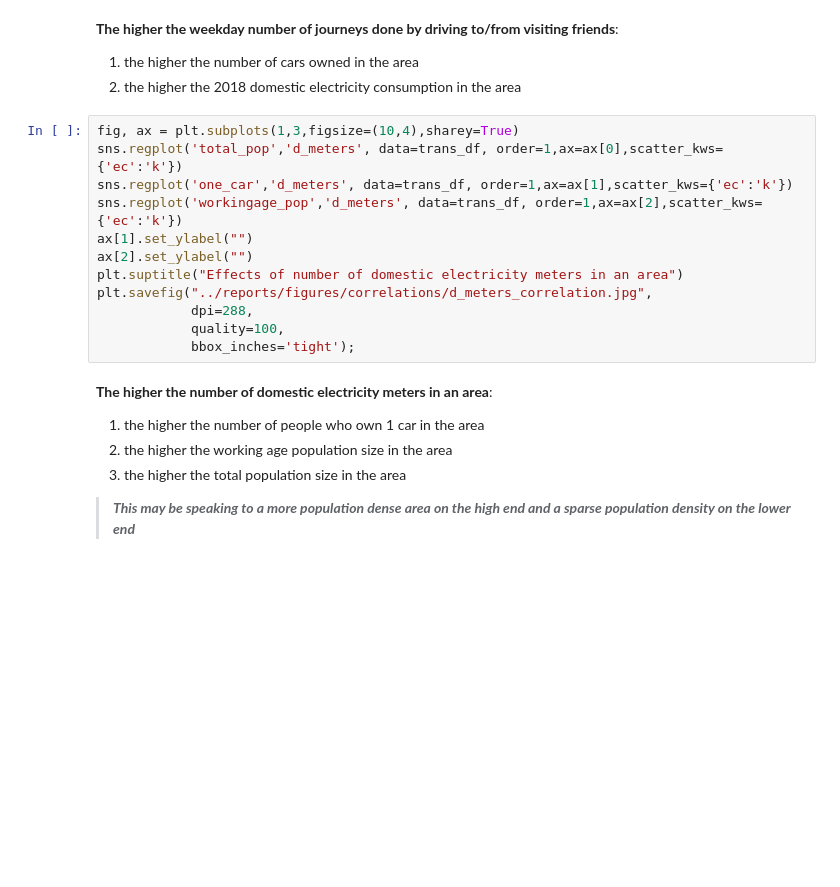
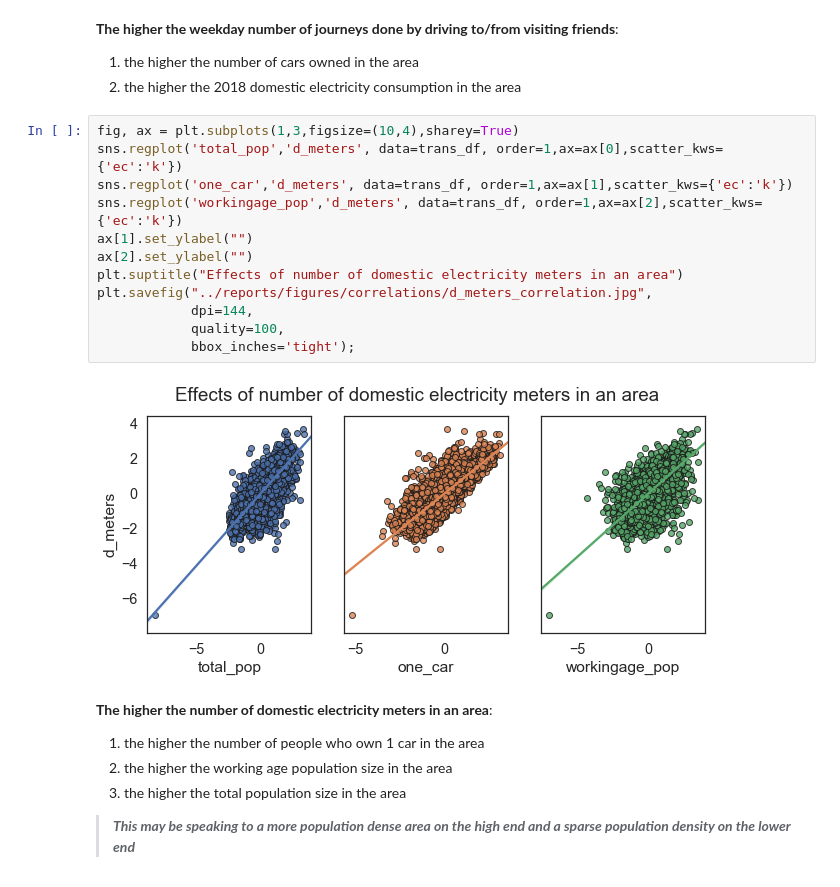
Before and after one commit to cdenbowjr/ev_chargepoint_prediction, a Jupyter notebook: notebooks/2.0-ced-exploratory-data-analysis.ipynb, the cells around one changed output. Cells and saved outputs as stored; diff of their text form; blank space fills up the shorter version.

```diff
--- a/notebooks/2.0-ced-exploratory-data-analysis.ipynb
+++ b/notebooks/2.0-ced-exploratory-data-analysis.ipynb
@@ -1105,15 +1153,17 @@ plt.savefig("../reports/figures/correlations/cardriver_friends_correlation.jpg",
 # %%
 fig, ax = plt.subplots(1,3,figsize=(10,4),sharey=True)
 sns.regplot('total_pop','d_meters', data=trans_df, order=1,ax=ax[0],scatter_kws={'ec':'k'})
 sns.regplot('one_car','d_meters', data=trans_df, order=1,ax=ax[1],scatter_kws={'ec':'k'})
 sns.regplot('workingage_pop','d_meters', data=trans_df, order=1,ax=ax[2],scatter_kws={'ec':'k'})
 ax[1].set_ylabel("")
 ax[2].set_ylabel("")
 plt.suptitle("Effects of number of domestic electricity meters in an area")
 plt.savefig("../reports/figures/correlations/d_meters_correlation.jpg",
-            dpi=288,
+            dpi=144,
             quality=100,
             bbox_inches='tight');
+# %% [output]
+[figure, added]
 # %% [markdown]
 **The higher the number of domestic electricity meters in an area**:
 
```
Also changed, not shown: parts of 12 cells of this notebook, 7 other files.
